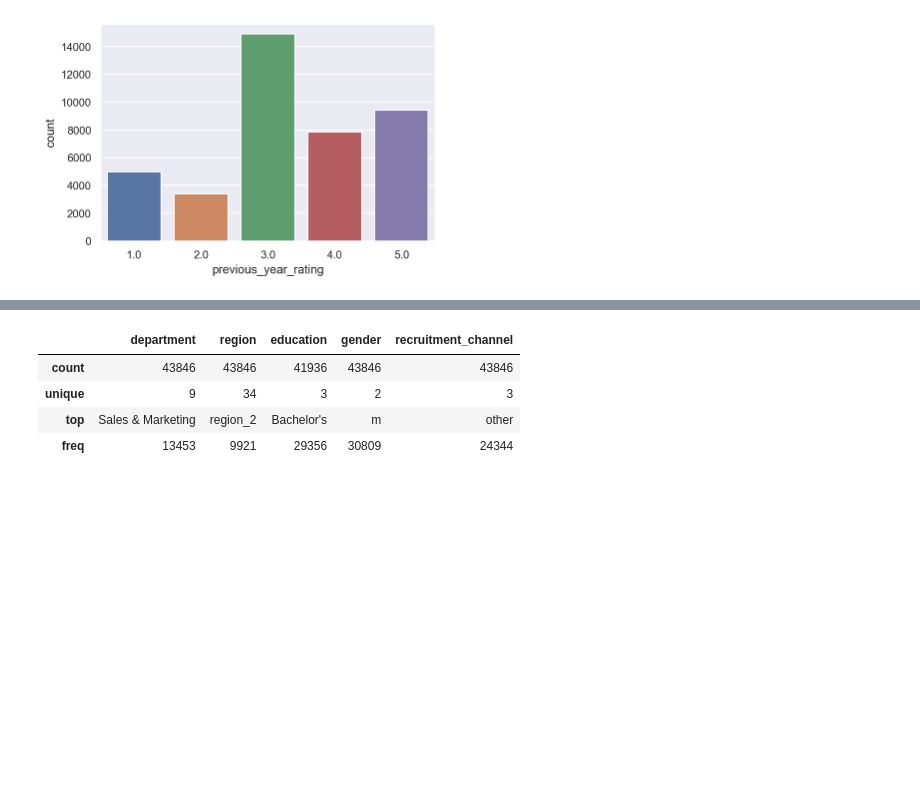
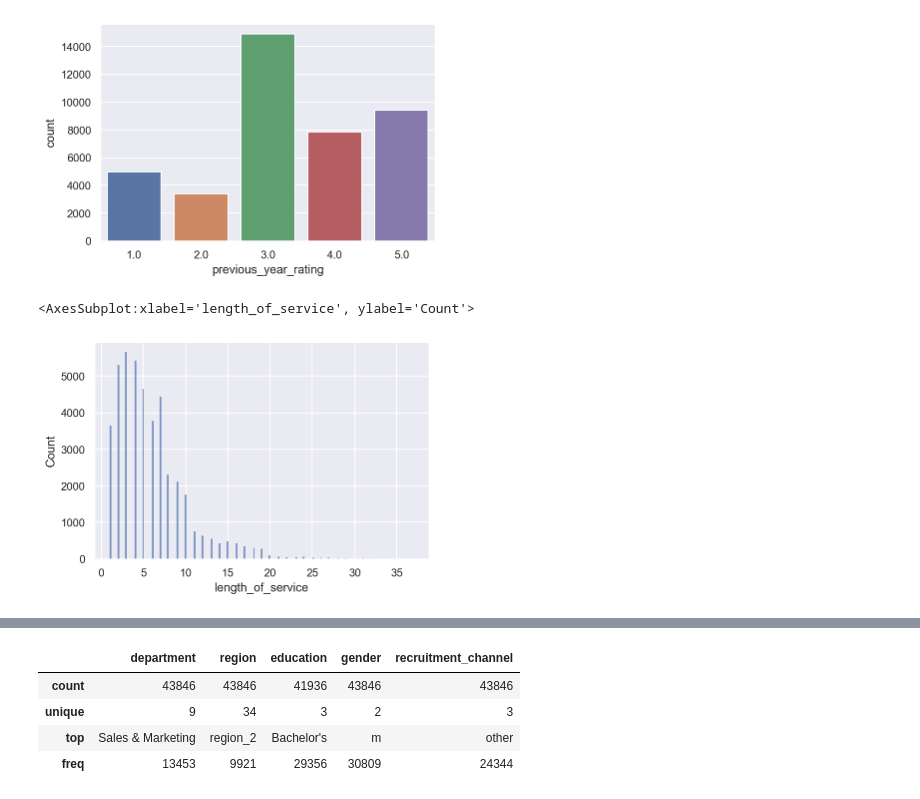
Before and after one commit to giordanap/MLA, a Jupyter notebook: Proyecto 01 - HR Analytics/00-apellido-nombre-proyecto1.ipynb, the cells around one changed output, grey strips where cells are left out. Cells and saved outputs as stored; diff of their text form; code cells hidden in the pictures; blank space fills up the shorter version.

```diff
--- a/Proyecto 01 - HR Analytics/00-apellido-nombre-proyecto1.ipynb
+++ b/Proyecto 01 - HR Analytics/00-apellido-nombre-proyecto1.ipynb
@@ -348,3 +348,8 @@ sns.countplot(data = X_train, x = 'previous_year_rating')
 # %% [output]
 <AxesSubplot:xlabel='previous_year_rating', ylabel='count'>
 [figure]
+# %%
+sns.histplot(data = X_train, x = 'length_of_service')
+# %% [output]
+<AxesSubplot:xlabel='length_of_service', ylabel='Count'>
+[figure, added]
```
Also changed, not shown: parts of 15 cells of this notebook.
